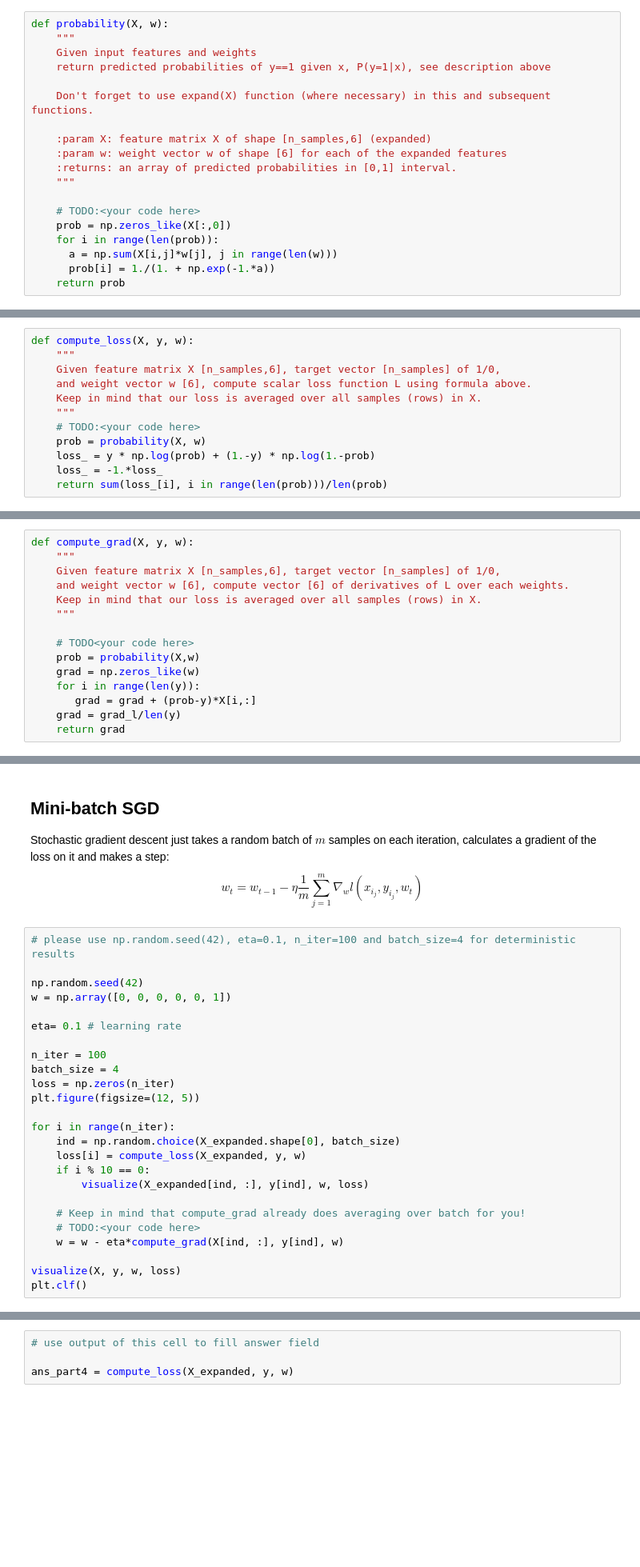
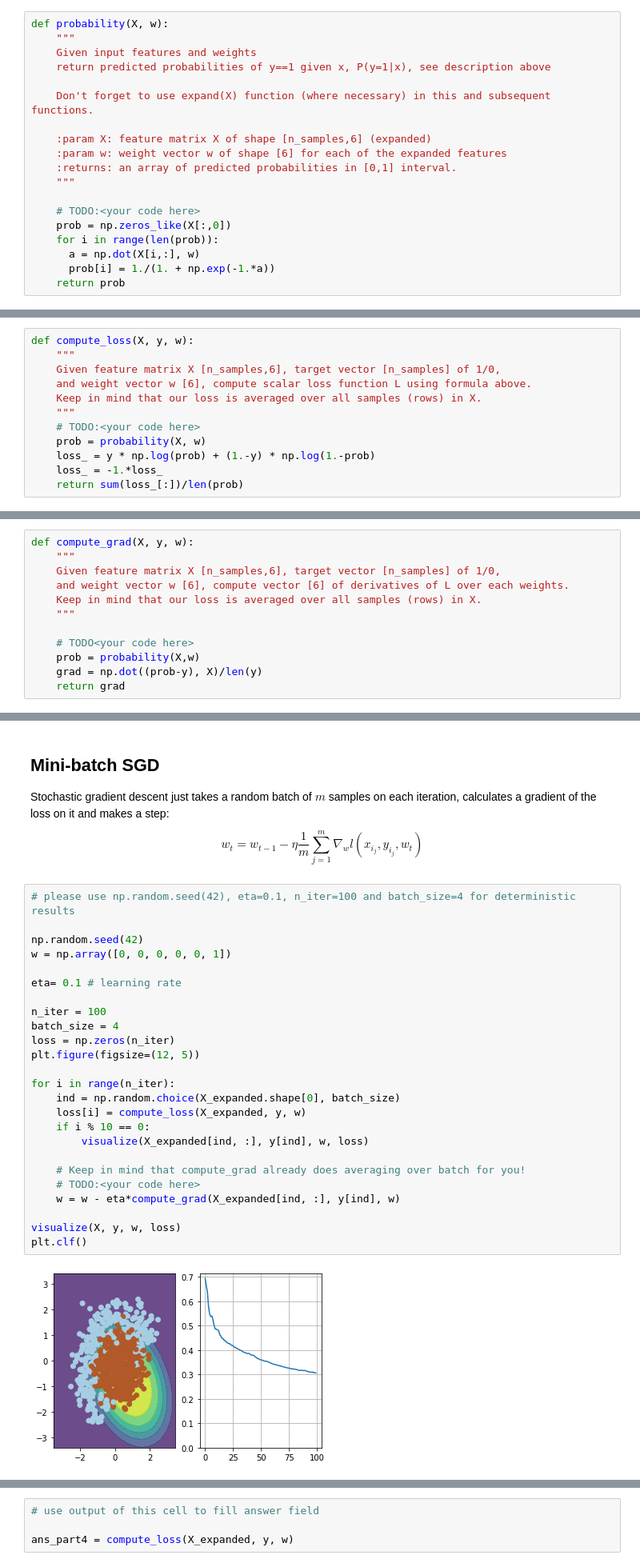
Before and after one commit to YangJiao85/AdvancedML, a Jupyter notebook: Copy_of_week01_pa.ipynb, the cells around one changed output, grey strips where cells are left out. Shown: that part at 80% size. Drawn from its saved outputs; the diff is of its cells as text; blank space fills up the shorter version.

```diff
--- a/Copy_of_week01_pa.ipynb
+++ b/Copy_of_week01_pa.ipynb
@@ -143,7 +141,7 @@ def probability(X, w):
     # TODO:<your code here>
     prob = np.zeros_like(X[:,0])
     for i in range(len(prob)):
-      a = np.sum(X[i,j]*w[j], j in range(len(w)))
+      a = np.dot(X[i,:], w)
       prob[i] = 1./(1. + np.exp(-1.*a))
     return prob
 # %%
@@ -176,4 +176,4 @@ def compute_loss(X, y, w):
     prob = probability(X, w)
     loss_ = y * np.log(prob) + (1.-y) * np.log(1.-prob)
     loss_ = -1.*loss_
-    return sum(loss_[i], i in range(len(prob)))/len(prob)
+    return sum(loss_[:])/len(prob)
@@ -209,10 +209,7 @@ def compute_grad(X, y, w):
 
     # TODO<your code here>
     prob = probability(X,w)
-    grad = np.zeros_like(w)
-    for i in range(len(y)):
-       grad = grad + (prob-y)*X[i,:]
-    grad = grad_l/len(y)
+    grad = np.dot((prob-y), X)/len(y)
     return grad
 # %%
 # use output of this cell to fill answer field
@@ -266,25 +267,27 @@ $$ w_t = w_{t-1} - \eta \dfrac{1}{m} \sum_{j=1}^m \nabla_w l(x_{i_j}, y_{i_j}, w
 # %%
 # please use np.random.seed(42), eta=0.1, n_iter=100 and batch_size=4 for deterministic results
 
 np.random.seed(42)
 w = np.array([0, 0, 0, 0, 0, 1])
 
 eta= 0.1 # learning rate
 
 n_iter = 100
 batch_size = 4
 loss = np.zeros(n_iter)
 plt.figure(figsize=(12, 5))
 
 for i in range(n_iter):
     ind = np.random.choice(X_expanded.shape[0], batch_size)
     loss[i] = compute_loss(X_expanded, y, w)
     if i % 10 == 0:
         visualize(X_expanded[ind, :], y[ind], w, loss)
 
     # Keep in mind that compute_grad already does averaging over batch for you!
     # TODO:<your code here>
-    w = w - eta*compute_grad(X[ind, :], y[ind], w)
+    w = w - eta*compute_grad(X_expanded[ind, :], y[ind], w)
 
 visualize(X, y, w, loss)
 plt.clf()
+# %% [output]
+[figure, added]
```
Also changed, not shown: parts of 14 cells of this notebook.
